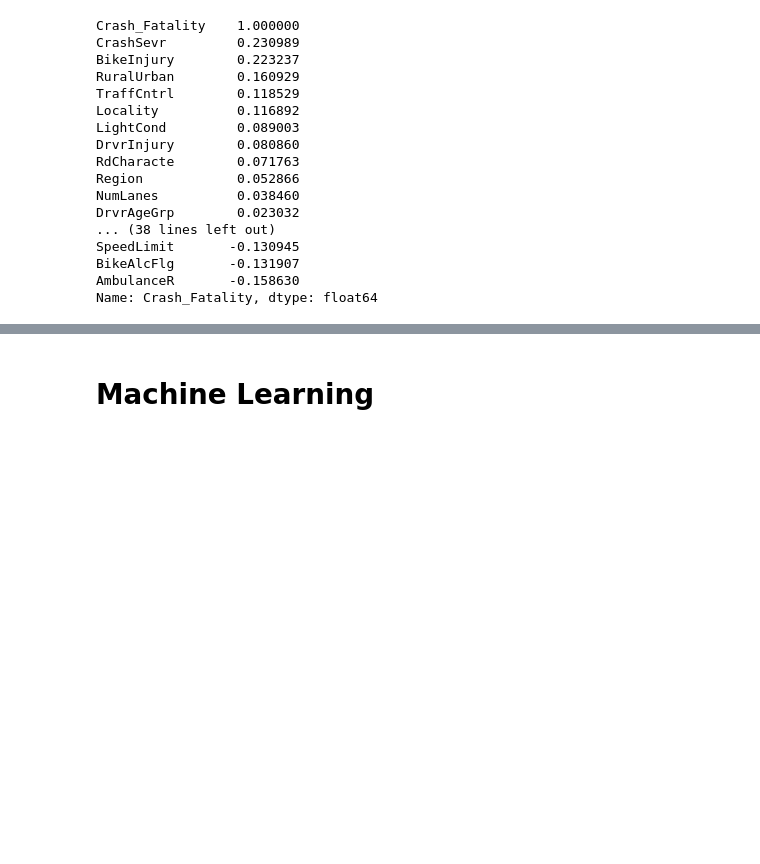
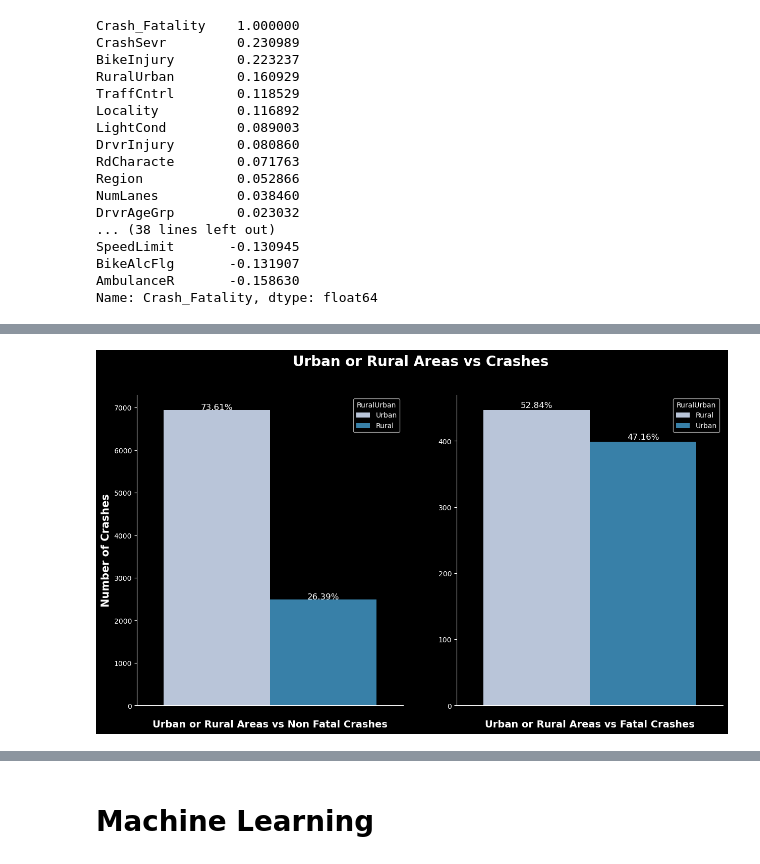
Before and after one commit to pawankumar1980/Final_Project_Bike_Pedestrian_Crash_Analysis, a Jupyter notebook: Bike_Pedestrian_Crash_Analysis_1.ipynb, the cells around one changed output, grey strips where cells are left out. Saved outputs shown, nothing was run; the diff lists cells and outputs as text; code cells hidden in the pictures; blank space fills up the shorter version.

```diff
--- a/Bike_Pedestrian_Crash_Analysis_1.ipynb
+++ b/Bike_Pedestrian_Crash_Analysis_1.ipynb
@@ -559,0 +652,31 @@ Name: Crash_Fatality, dtype: float64
+# %%
+fig, ax =plt.subplots(1,2,figsize = (15,8))
+sns.despine(top=True, right=True, left=False, bottom=False)
+ax1 =sns.countplot("Crash_Fatality",  hue="RuralUrban",
+              palette="PuBu", data=Non_Fatal, ax=ax[0])
+for p in ax1.patches:
+    height = p.get_height()
+    ax1.text(p.get_x()+p.get_width()/2.,
+            height + 3,
+            '{:1.2f}%'.format(height/nftotal*100),
+            ha="center",fontsize=12)
+ax2 = sns.countplot("Crash_Fatality",  hue="RuralUrban",
+              palette="PuBu", data=Fatal, ax=ax[1])
+for p in ax2.patches:
+    height = p.get_height()
+    ax2.text(p.get_x()+p.get_width()/2.,
+            height + 3,
+            '{:1.2f}%'.format(height/ftotal*100),
+            ha="center",fontsize=12)
+fig.suptitle("Urban or Rural Areas vs Crashes", fontsize=20, fontweight="bold")
+ax1.set_xlabel('\nUrban or Rural Areas vs Non Fatal Crashes', fontsize=14, fontweight="bold")
+ax2.set_xlabel('\nUrban or Rural Areas vs Fatal Crashes', fontsize=14, fontweight="bold")
+ax1.set_ylabel('Number of Crashes', fontsize=15, fontweight="bold")
+ax1.tick_params(axis='x', which='both', bottom=False, top=False, labelbottom=False)
+ax2.tick_params(axis='x', which='both', bottom=False, top=False, labelbottom=False)
+ax2.set_ylabel('')
+plt.style.use('dark_background')
+plt.savefig('urban_or_rural_area.png')
+fig.show()
+# %% [output]
+[figure, added]
```
Also changed, not shown: parts of 26 cells of this notebook, 18 other files.
